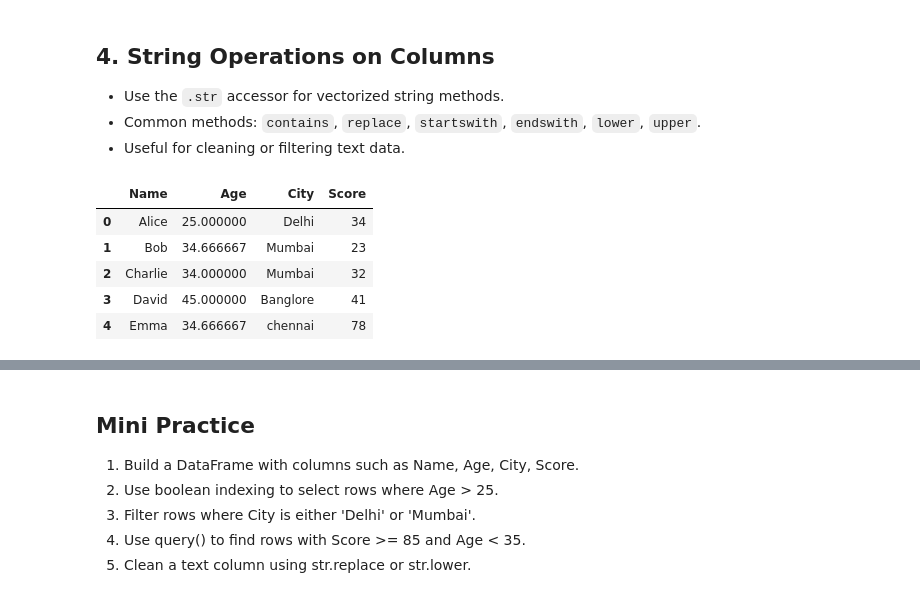
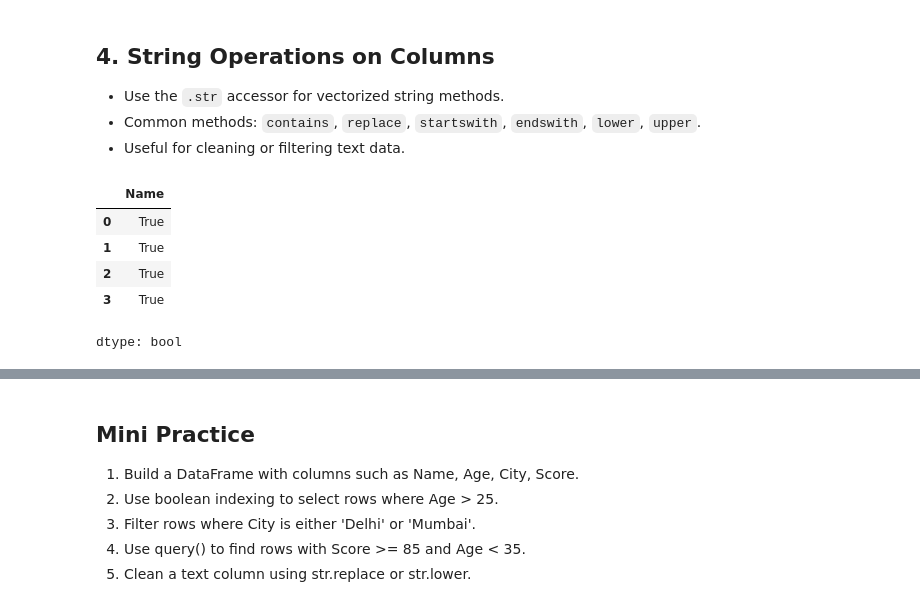
Before and after one commit to ayankhan434/DATA-SCIENCE, a Jupyter notebook: pandas_class4.ipynb, the cells around one changed output, grey strips where cells are left out. Cells and saved outputs as stored; diff of their text form; code cells hidden in the pictures.

```diff
--- a/pandas_class4.ipynb
+++ b/pandas_class4.ipynb
@@ -66,14 +68,13 @@ b
 - Use the `.str` accessor for vectorized string methods.
 - Common methods: `contains`, `replace`, `startswith`, `endswith`, `lower`, `upper`.
 - Useful for cleaning or filtering text data.
-# %%
-b['Score']=b['Score'].astype(int)
-b
-# %% [output]
-|  | Name | Age | City | Score |
-| 0 | Alice | 25.000000 | Delhi | 34 |
-| 1 | Bob | 34.666667 | Mumbai | 23 |
-| 2 | Charlie | 34.000000 | Mumbai | 32 |
-| 3 | David | 45.000000 | Banglore | 41 |
-| 4 | Emma | 34.666667 | chennai | 78 |
+# %%
+b['Name'].str.contains('a',case=False)
+# %% [output]
+|  | Name |
+| 0 | True |
+| 1 | True |
+| 2 | True |
+| 3 | True |
+dtype: bool
 # %%
```
Also changed, not shown: parts of 14 cells of this notebook.
